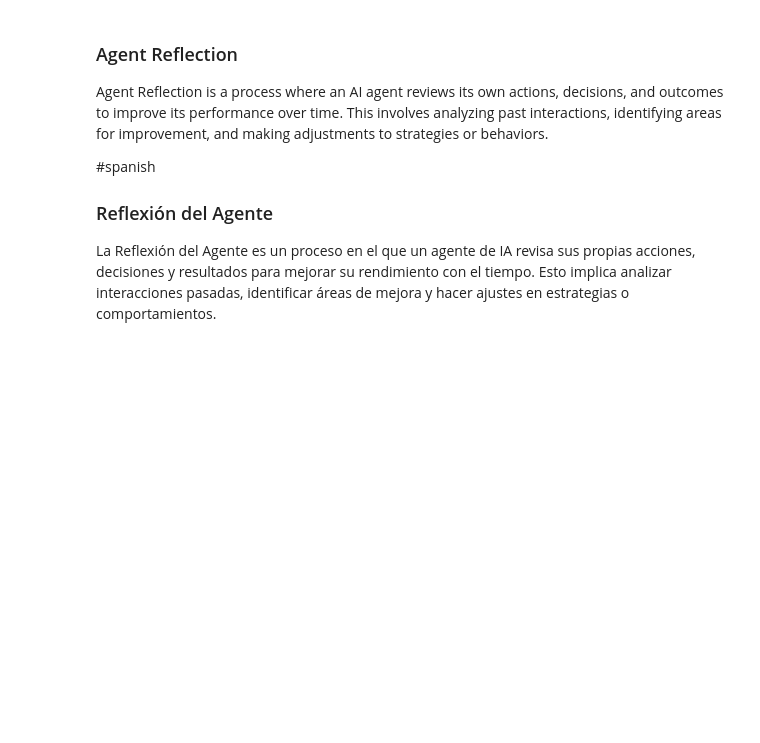
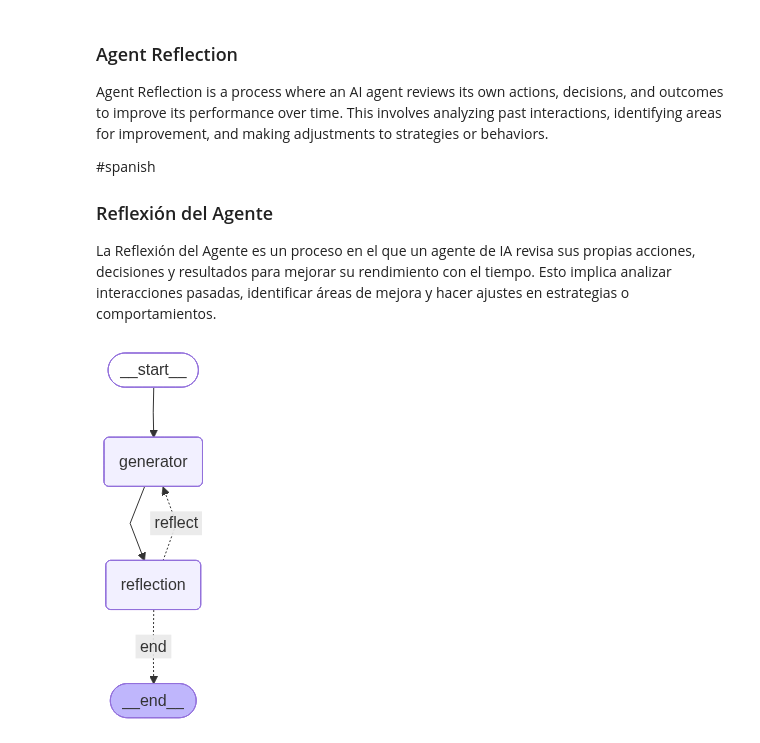
Before and after one commit to manuonda/python-project, a Jupyter notebook: courses/theneural/langgraph_workshop/agentic_patterns.ipynb, the cells around one changed output. Drawn from its saved outputs; the diff is of its cells as text; code cells hidden in the pictures; blank space fills up the shorter version.

```diff
--- a/courses/theneural/langgraph_workshop/agentic_patterns.ipynb
+++ b/courses/theneural/langgraph_workshop/agentic_patterns.ipynb
@@ -9,7 +9,7 @@ La Reflexión del Agente es un proceso en el que un agente de IA revisa sus prop
 import os
 from dotenv import load_dotenv
 from langchain.chat_models import init_chat_model
-from langchain_core.messages import SystemMessage, HummanMessage
+from langchain_core.messages import SystemMessage, HumanMessage
 from langgraph.graph import StateGraph, MessagesState, START, END
 from typing import Literal, TypedDict, List
 from IPython.display import Image, display
@@ -18,6 +18,12 @@ from IPython.display import Image, display
 
 load_dotenv()
 
+llm = init_chat_model(model="gpt-4o-mini",
+                          model_provider="openai",
+                          max_tokens=200,
+                          temperature=0.7,
+                          top_p=0.9)
+
 class ReflectionState(MessagesState):
     draft: str = "" #Borrador actual
     reflection: str = "" #Feedback del critico
@@ -25,8 +31,9 @@ class ReflectionState(MessagesState):
     max_iterations: int = 3 #maximo de iteraciones permitidas
 
 
+
 """Nodo que crea o mejor el contenido"""
-def generator_node(state):
+def generator_node(state:ReflectionState):
     """Generator Node - "El escritor del sistema
     Responsabilidades:
     - Generar contenido inicial
@@ -34,7 +41,7 @@ def generator_node(state):
     - Producir respuesta de calidad
 
     """
-    llm = init_chat_model(model="gpt-4o-mini", model_provider="openai")
+
 
     if state.get("reflection"):
         prompt = f"""
@@ -53,7 +60,8 @@ def generator_node(state):
          Crea una respuesta completa, clara y util
         """
 
-    response = llm.invoke([HummanMessage(content=prompt)])
+    response = llm.invoke([HumanMessage(content=prompt)])
+    print(f"Response Generator Node : {response.content}")
 
     return {
         "draft": response.content,
@@ -68,7 +76,6 @@ def reflection_node(state: ReflectionState):
         - Proporcionar feedback constructivo
     """
 
-    llm = init_chat_model(model="gpt-4o-mini", model_provider="openai")
 
     prompt = f"""
        Eres un critico experto que evalua el contenido
@@ -89,8 +96,9 @@ def reflection_node(state: ReflectionState):
        Si necesitas mejoras, proporciona puntos especificos a mejorar
     """
 
-    response = llm.invoke([HummanMessage(content=prompt)])
+    response = llm.invoke([HumanMessage(content=prompt)])
 
+    print(f"Response reflection node : {response.content}")
     return {
         "reflection": response.content,
         "messages": state["messages"]
@@ -107,42 +115,46 @@ def should_continue_reflection(state: ReflectionState) -> Literal["reflect","end
     """
 
     #Verifica limite de iteraciones
-    if state['max_iterations'] >= state.get("max_iterations", 3):
+    if state.get('iterations',0) >= state.get('max_iterations',3):
         print(f"Limite de iteraciones alcanzado ({state['iterations']})")
         return "end"
 
-    if state.get("reflection") and "APROBADO" in state["reflection"]:
+    if state.get("reflection") and "APROBADO" in state.get("reflection"):
         print(f"Contenido aprobado en interacion : {state["iterations"]}")
         return "end"
 
     print(f"Iteracion {state['iterations']}: Refinando contenido...")
     return "reflect"
 
 
 graph = StateGraph(ReflectionState)
+
 graph.add_node("generator",generator_node)
-graph.add_node("reflection", reflection_node)
+graph.add_node("reflection",reflection_node)
+
 graph.add_edge(START, "generator")
+graph.add_edge("generator","reflection")
 graph.add_conditional_edges(
-    "generator",
+    "reflection",
     should_continue_reflection,
     {
         "end":END,
-        "reflect":"reflection"
+        "reflect":"generator"
     }
 )
-graph.add_edge("reflection", "generator")
 
 
 from IPython.display import Image, display
 
 # Compilar el grafo
 reflection_graph = graph.compile()
 
 
 try:
     display(Image(reflection_graph.get_graph().draw_mermaid_png()))
 except Exception as e:
     print(f"Error al generar imagen: {e}")
     # Alternativa: mostrar diagrama como texto
     print(reflection_graph.get_graph().draw_mermaid())
+# %% [output]
+[figure, added]
```
Also changed, not shown: parts of 3 cells of this notebook, 1 other file.
